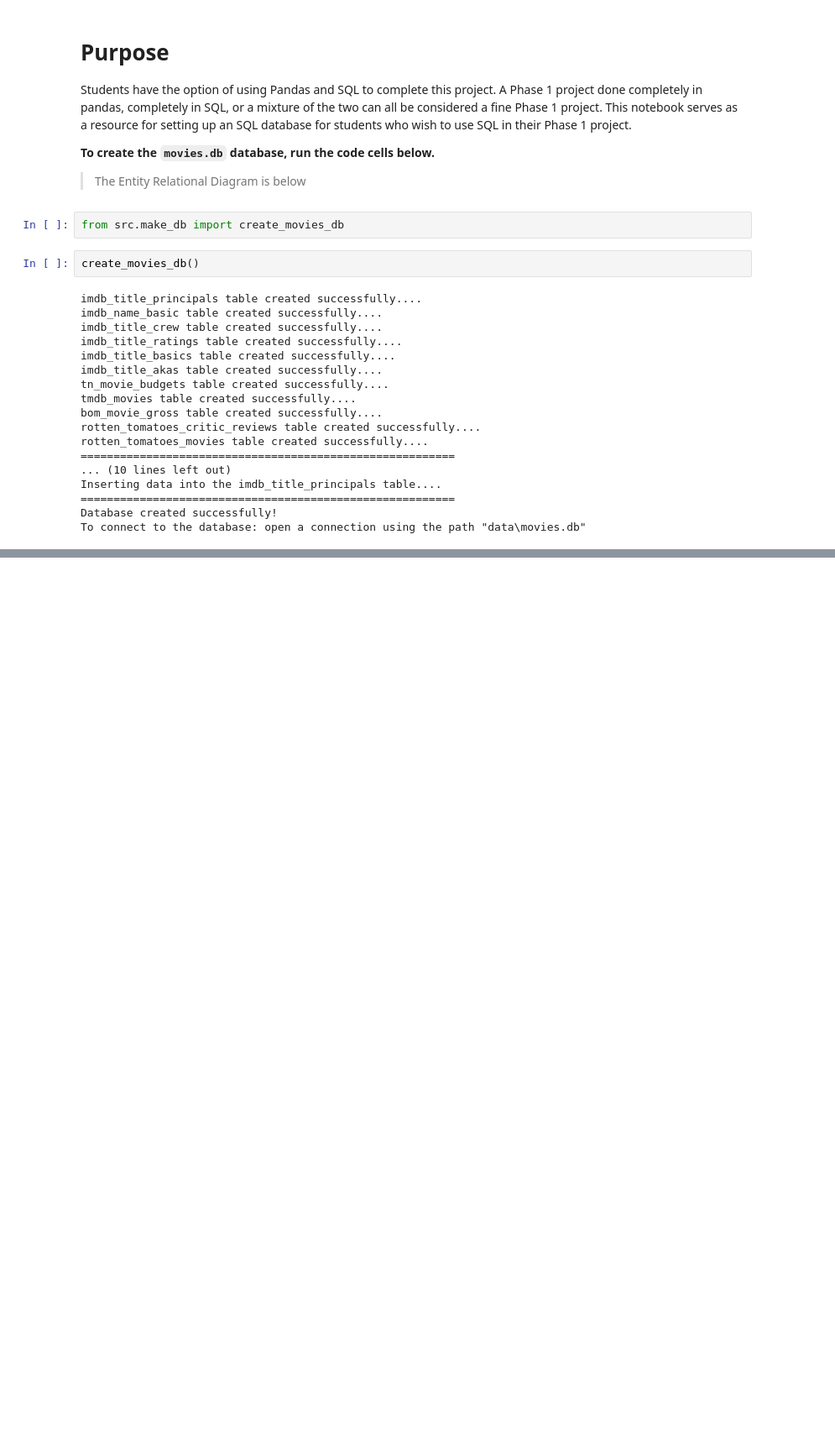
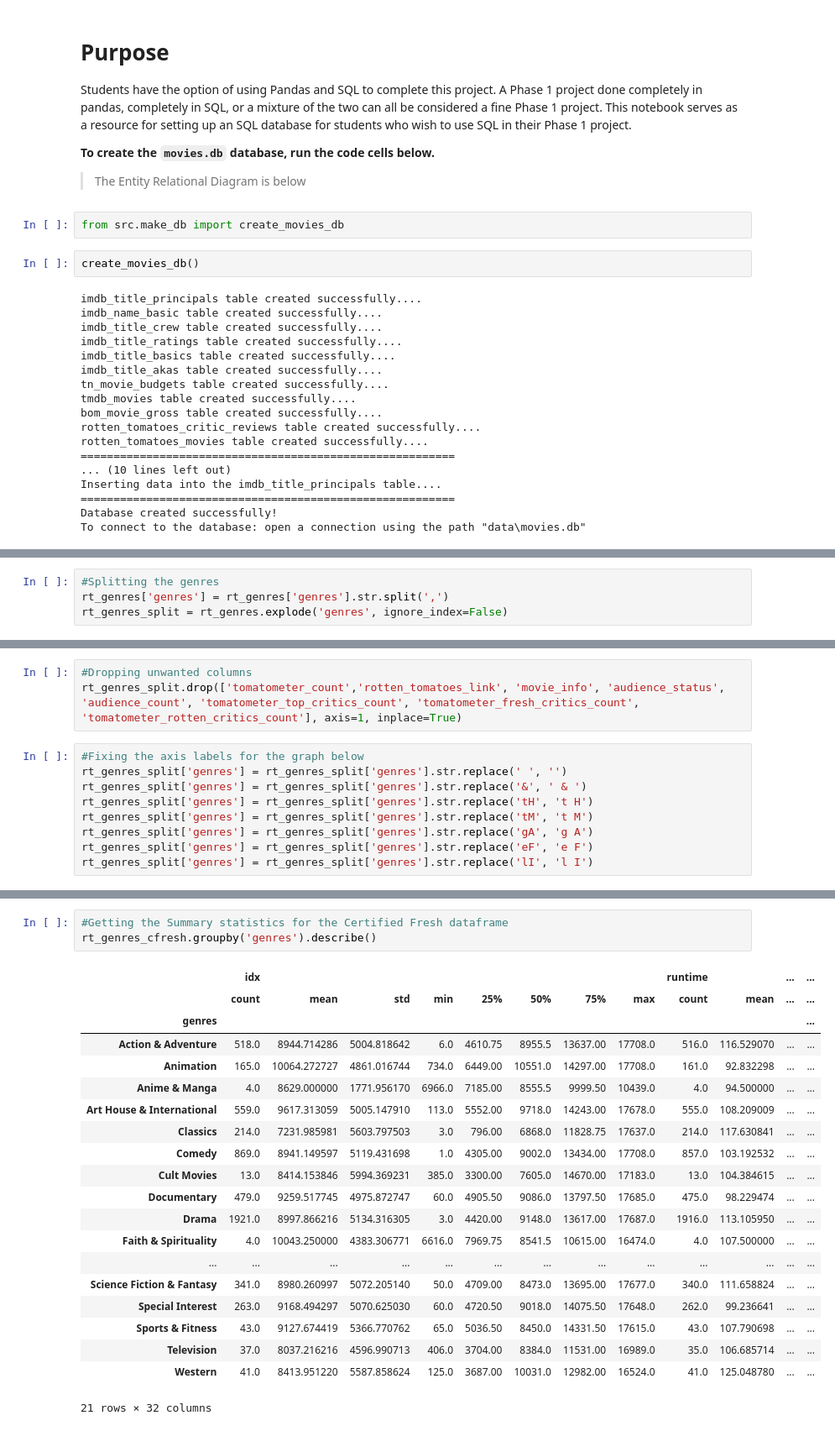
Before and after one commit to krvosen/microsoft_movie_analysis, a Jupyter notebook: create_sql_database.ipynb, the cells around one changed output, grey strips where cells are left out. Shown at 84% size. Saved outputs shown, nothing was run; the diff lists cells and outputs as text; blank space fills up the shorter version.

```diff
--- a/create_sql_database.ipynb
+++ b/create_sql_database.ipynb
@@ -555,0 +57,4 @@ Name: worldwide_gross, Length: 4550, dtype: object
+# %%
+#Splitting the genres
+rt_genres['genres'] = rt_genres['genres'].str.split(',')
+rt_genres_split = rt_genres.explode('genres', ignore_index=False)
@@ -555,0 +74,12 @@ Name: worldwide_gross, Length: 4550, dtype: object
+# %%
+#Dropping unwanted columns
+rt_genres_split.drop(['tomatometer_count','rotten_tomatoes_link', 'movie_info', 'audience_status', 'audience_count', 'tomatometer_top_critics_count', 'tomatometer_fresh_critics_count', 'tomatometer_rotten_critics_count'], axis=1, inplace=True)
+# %%
+#Fixing the axis labels for the graph below
+rt_genres_split['genres'] = rt_genres_split['genres'].str.replace(' ', '')
+rt_genres_split['genres'] = rt_genres_split['genres'].str.replace('&', ' & ')
+rt_genres_split['genres'] = rt_genres_split['genres'].str.replace('tH', 't H')
+rt_genres_split['genres'] = rt_genres_split['genres'].str.replace('tM', 't M')
+rt_genres_split['genres'] = rt_genres_split['genres'].str.replace('gA', 'g A')
+rt_genres_split['genres'] = rt_genres_split['genres'].str.replace('eF', 'e F')
+rt_genres_split['genres'] = rt_genres_split['genres'].str.replace('lI', 'l I')
@@ -555,0 +144,24 @@ Name: worldwide_gross, Length: 4550, dtype: object
+# %%
+#Getting the Summary statistics for the Certified Fresh dataframe
+rt_genres_cfresh.groupby('genres').describe()
+# %% [output]
+|  | idx |  |  |  |  |  |  |  | runtime |  | ... | ... |
+|  | count | mean | std | min | 25% | 50% | 75% | max | count | mean | ... | ... |
+| genres |  |  |  |  |  |  |  |  |  |  |  | ... |
+| Action & Adventure | 518.0 | 8944.714286 | 5004.818642 | 6.0 | 4610.75 | 8955.5 | 13637.00 | 17708.0 | 516.0 | 116.529070 | ... | ... |
+| Animation | 165.0 | 10064.272727 | 4861.016744 | 734.0 | 6449.00 | 10551.0 | 14297.00 | 17708.0 | 161.0 | 92.832298 | ... | ... |
+| Anime & Manga | 4.0 | 8629.000000 | 1771.956170 | 6966.0 | 7185.00 | 8555.5 | 9999.50 | 10439.0 | 4.0 | 94.500000 | ... | ... |
+| Art House & International | 559.0 | 9617.313059 | 5005.147910 | 113.0 | 5552.00 | 9718.0 | 14243.00 | 17678.0 | 555.0 | 108.209009 | ... | ... |
+| Classics | 214.0 | 7231.985981 | 5603.797503 | 3.0 | 796.00 | 6868.0 | 11828.75 | 17637.0 | 214.0 | 117.630841 | ... | ... |
+| Comedy | 869.0 | 8941.149597 | 5119.431698 | 1.0 | 4305.00 | 9002.0 | 13434.00 | 17708.0 | 857.0 | 103.192532 | ... | ... |
+| Cult Movies | 13.0 | 8414.153846 | 5994.369231 | 385.0 | 3300.00 | 7605.0 | 14670.00 | 17183.0 | 13.0 | 104.384615 | ... | ... |
+| Documentary | 479.0 | 9259.517745 | 4975.872747 | 60.0 | 4905.50 | 9086.0 | 13797.50 | 17685.0 | 475.0 | 98.229474 | ... | ... |
+| Drama | 1921.0 | 8997.866216 | 5134.316305 | 3.0 | 4420.00 | 9148.0 | 13617.00 | 17687.0 | 1916.0 | 113.105950 | ... | ... |
+| Faith & Spirituality | 4.0 | 10043.250000 | 4383.306771 | 6616.0 | 7969.75 | 8541.5 | 10615.00 | 16474.0 | 4.0 | 107.500000 | ... | ... |
+| ... | ... | ... | ... | ... | ... | ... | ... | ... | ... | ... | ... | ... |
+| Science Fiction & Fantasy | 341.0 | 8980.260997 | 5072.205140 | 50.0 | 4709.00 | 8473.0 | 13695.00 | 17677.0 | 340.0 | 111.658824 | ... | ... |
+| Special Interest | 263.0 | 9168.494297 | 5070.625030 | 60.0 | 4720.50 | 9018.0 | 14075.50 | 17648.0 | 262.0 | 99.236641 | ... | ... |
+| Sports & Fitness | 43.0 | 9127.674419 | 5366.770762 | 65.0 | 5036.50 | 8450.0 | 14331.50 | 17615.0 | 43.0 | 107.790698 | ... | ... |
+| Television | 37.0 | 8037.216216 | 4596.990713 | 406.0 | 3704.00 | 8384.0 | 11531.00 | 16989.0 | 35.0 | 106.685714 | ... | ... |
+| Western | 41.0 | 8413.951220 | 5587.858624 | 125.0 | 3687.00 | 10031.0 | 12982.00 | 16524.0 | 41.0 | 125.048780 | ... | ... |
+21 rows × 32 columns
```
Also changed, not shown: parts of 127 cells of this notebook.
